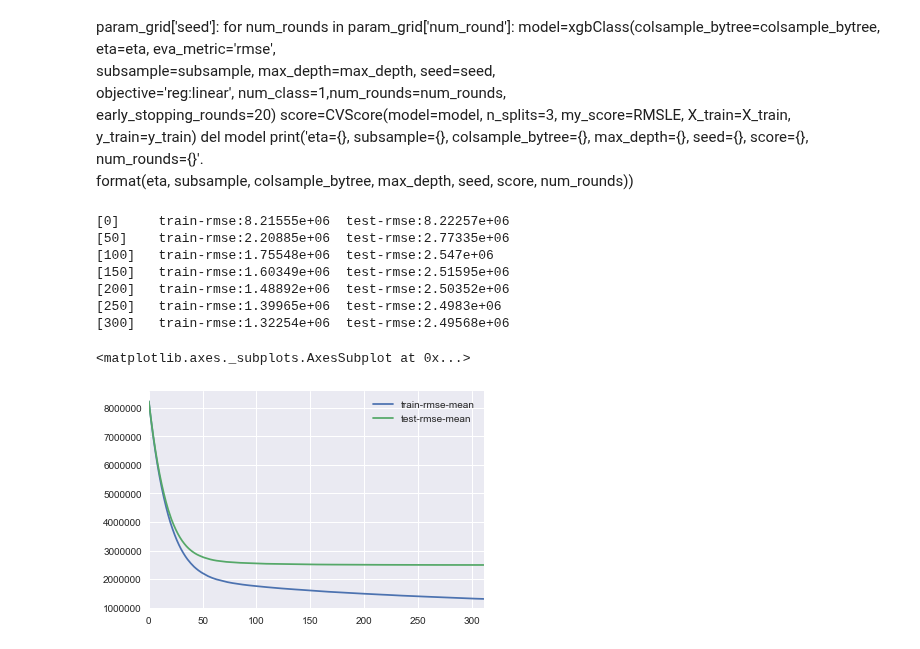
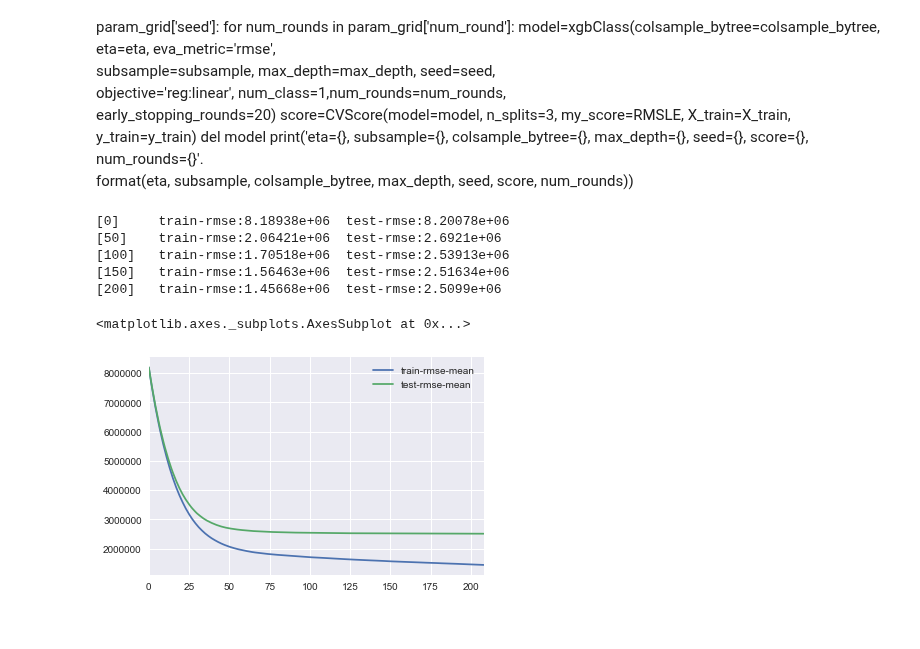
Before and after one commit to JCreeks/SyberbankHousingPrice, a Jupyter notebook: Initial_XGB_2_Additional_Features.ipynb, the cells around one changed output. Cells and saved outputs as stored; diff of their text form; code cells hidden in the pictures.

```diff
--- a/Initial_XGB_2_Additional_Features.ipynb
+++ b/Initial_XGB_2_Additional_Features.ipynb
@@ -408,33 +410,31 @@ for eta in param_grid['eta']:
                         print('eta={}, subsample={}, colsample_bytree={}, max_depth={}, seed={}, score={}, num_rounds={}'.\
                           format(eta, subsample, colsample_bytree, max_depth, seed, score, num_rounds))
 # %%
-# xgb_params = {
-#     'eta': 0.045,
-#     'max_depth': 7,
-#     'subsample': 0.75,
-#     'colsample_bytree': 0.75,
-#     'objective': 'reg:linear',
-#     'eval_metric': 'rmse',
-#     'silent': 1,
-#     'booster' :'gbtree',
-#     'tuneLength': 3,
-#     'seed': 123
-# }
+xgb_params = {
+    'eta': 0.05,
+    'max_depth': 7,
+    'subsample': 0.7,
+    'colsample_bytree': 0.7,
+    'objective': 'reg:linear',
+    'eval_metric': 'rmse',
+    'silent': 1,
+    'booster' :'gbtree',
+    'tuneLength': 3,
+    'seed': 5
+}
 
-# dtrain = xgb.DMatrix(X_train, y_train)
-# dtest = xgb.DMatrix(X_test)
+dtrain = xgb.DMatrix(X_train, y_train)
+dtest = xgb.DMatrix(X_test)
 
-# cv_output = xgb.cv(xgb_params, dtrain, num_boost_round=1000, early_stopping_rounds=20,
-#     verbose_eval=50, show_stdv=False)
-# cv_output[['train-rmse-mean', 'test-rmse-mean']].plot()
+cv_output = xgb.cv(xgb_params, dtrain, num_boost_round=1000, early_stopping_rounds=20,
+    verbose_eval=50, show_stdv=False)
+cv_output[['train-rmse-mean', 'test-rmse-mean']].plot()
 # %% [output]
-[0]     train-rmse:8.21555e+06  test-rmse:8.22257e+06
-[50]    train-rmse:2.20885e+06  test-rmse:2.77335e+06
-[100]   train-rmse:1.75548e+06  test-rmse:2.547e+06
-[150]   train-rmse:1.60349e+06  test-rmse:2.51595e+06
-[200]   train-rmse:1.48892e+06  test-rmse:2.50352e+06
-[250]   train-rmse:1.39965e+06  test-rmse:2.4983e+06
-[300]   train-rmse:1.32254e+06  test-rmse:2.49568e+06
+[0]     train-rmse:8.18938e+06  test-rmse:8.20078e+06
+[50]    train-rmse:2.06421e+06  test-rmse:2.6921e+06
+[100]   train-rmse:1.70518e+06  test-rmse:2.53913e+06
+[150]   train-rmse:1.56463e+06  test-rmse:2.51634e+06
+[200]   train-rmse:1.45668e+06  test-rmse:2.5099e+06
 <matplotlib.axes._subplots.AxesSubplot at 0x...>
-[figure, old version]
+[figure, new version]
 # %%
```
Also changed, not shown: parts of 6 cells of this notebook, 3 other files.
